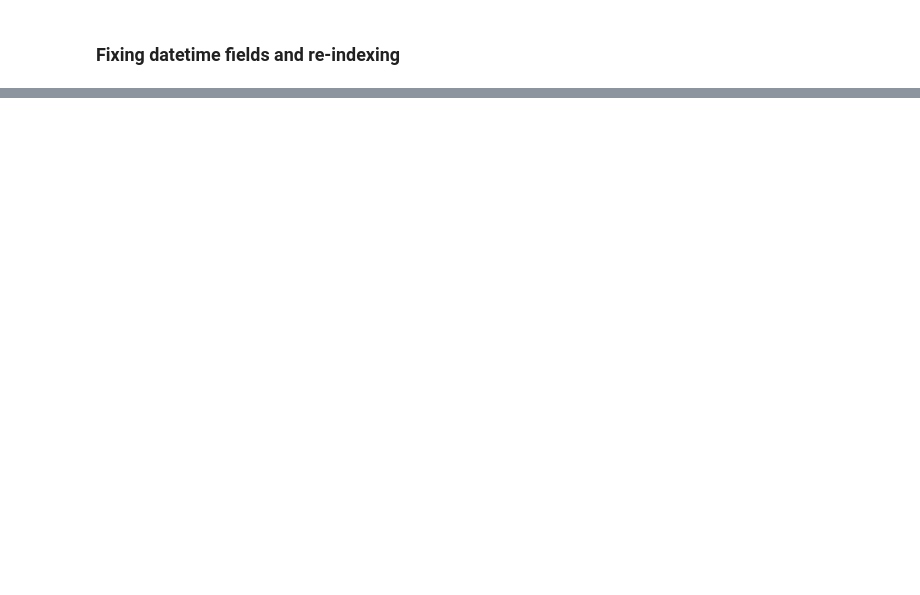
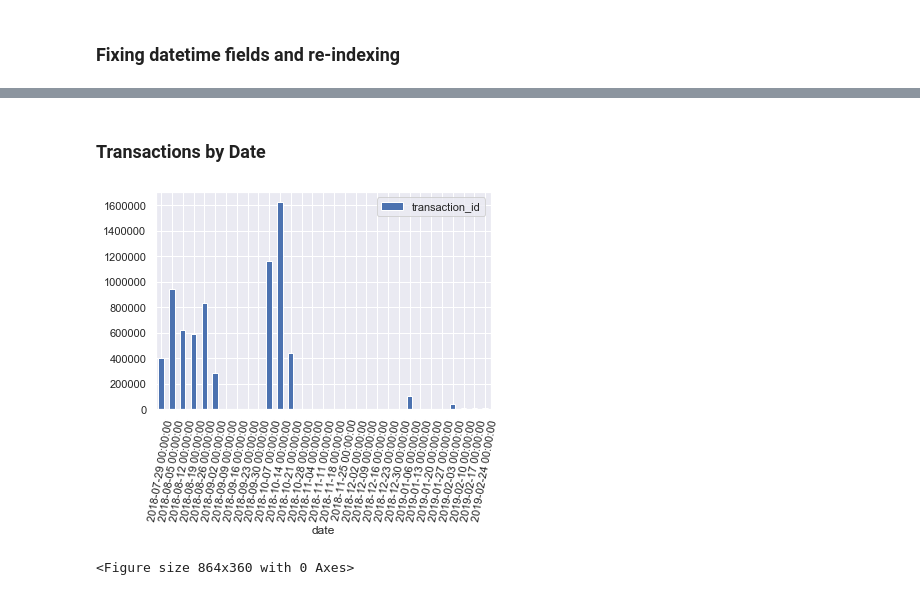
Before and after one commit to stuartasims/venmo, a Jupyter notebook: code/notebooks/venmo_transactions.ipynb, the cells around one changed output, grey strips where cells are left out. Saved outputs shown, nothing was run; the diff lists cells and outputs as text; code cells hidden in the pictures; blank space fills up the shorter version.

```diff
--- a/code/notebooks/venmo_transactions.ipynb
+++ b/code/notebooks/venmo_transactions.ipynb
@@ -264,0 +515,16 @@ pd.pivot_table(transactions, index = 'actor_user_id', columns = 'year', aggfunc=
+# %% [markdown]
+### Transactions by Date
+# %%
+transactions_by_date = pd.DataFrame(transactions.groupby(transactions.index.date).count())
+transactions_by_date = transactions_by_date[['transaction_id']]
+
+transactions_by_date.index = pd.to_datetime(transactions_by_date.index)
+t_by_w = transactions_by_date.resample('w').sum()
+t_by_w['date'] = t_by_w.index
+t_by_w.plot(x='date', y='transaction_id', kind='bar')
+plt.xticks(rotation=80)
+plt.figure(figsize=(12,5))
+plt.show()
+# %% [output]
+[figure, added]
+<Figure size 864x360 with 0 Axes>
```
Also changed, not shown: parts of 63 cells of this notebook, 2 other files.
